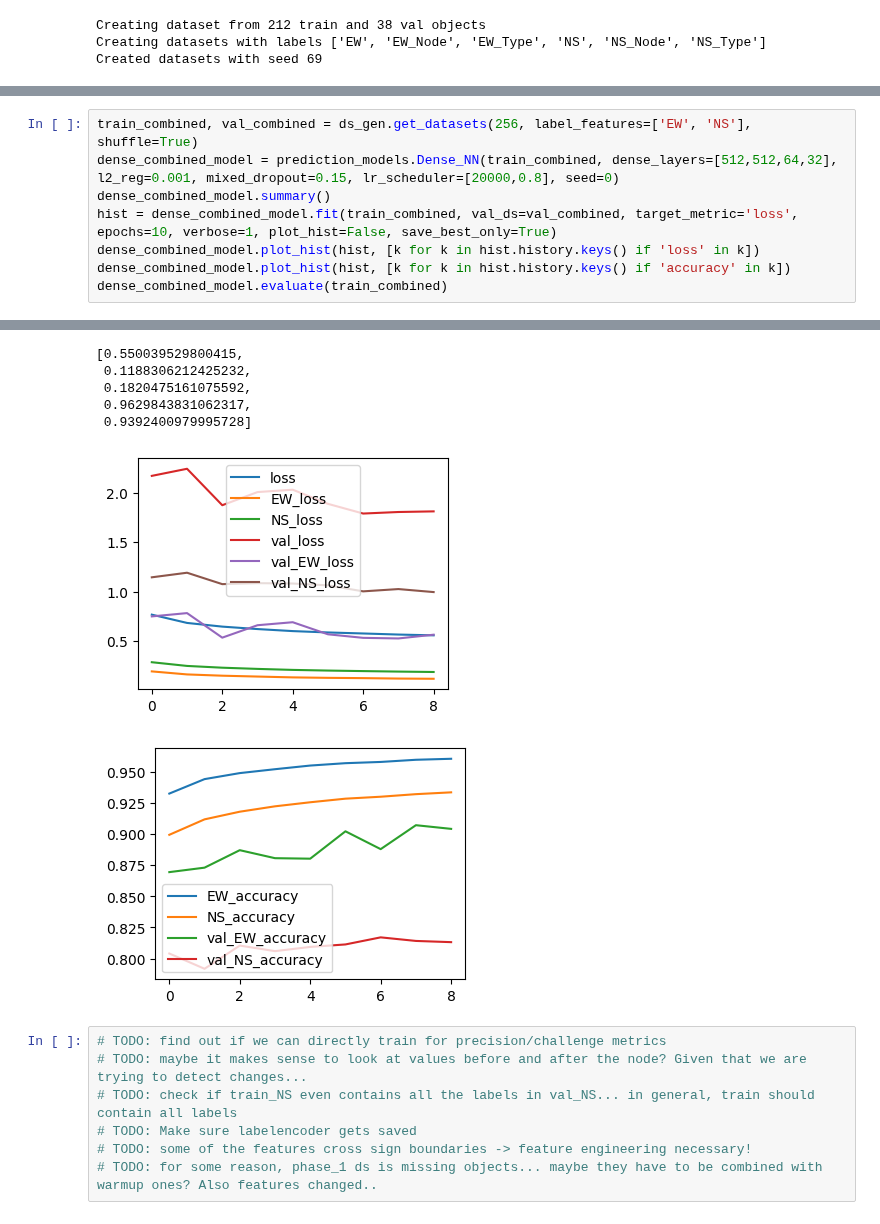
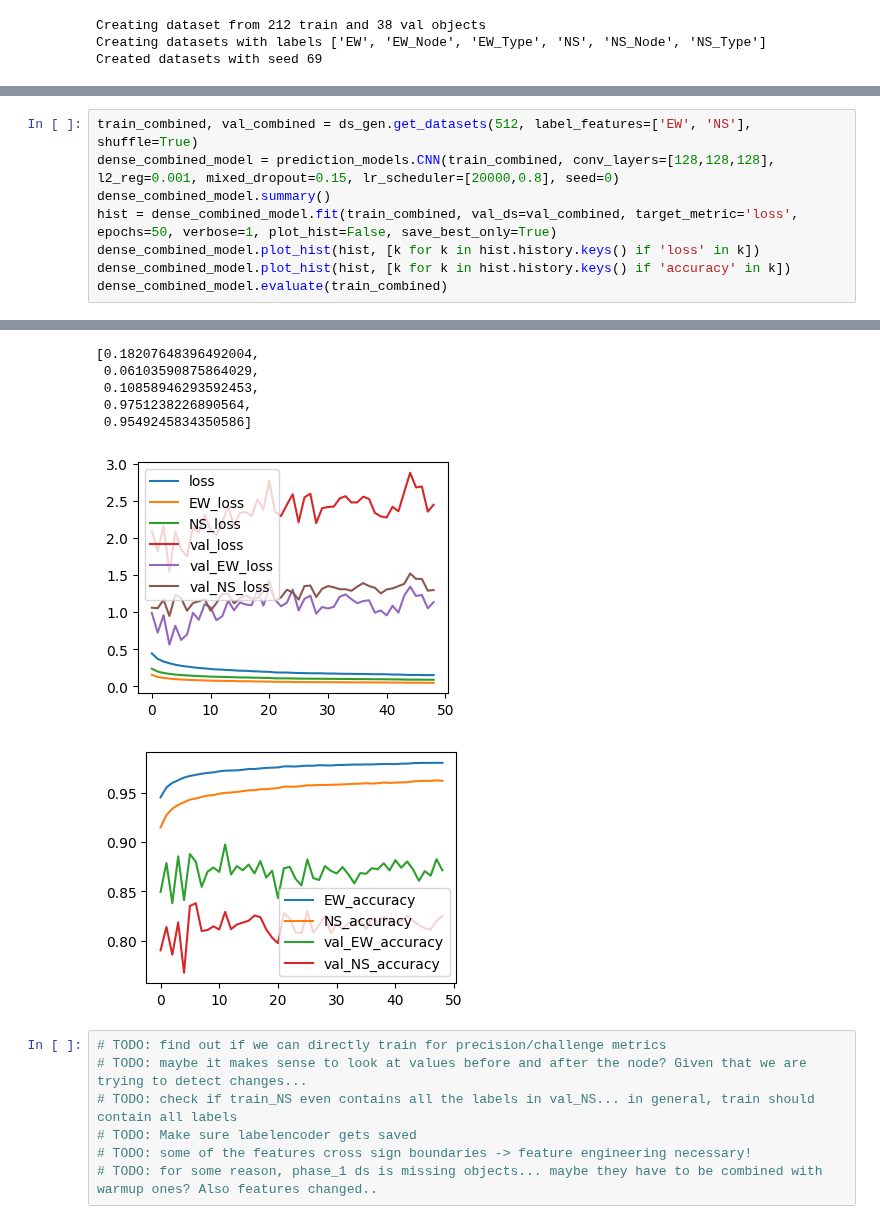
Before and after one commit to DavidBaldsiefen/splid-challenge, a Jupyter notebook: base_nb.ipynb, the cells around one changed output, grey strips where cells are left out. Drawn from its saved outputs; the diff is of its cells as text.

Commit message:
Update CNN model for multiple outputs

```diff
--- a/base_nb.ipynb
+++ b/base_nb.ipynb
@@ -89,8 +79,8 @@ KeyboardInterrupt:
 # %%
-train_combined, val_combined = ds_gen.get_datasets(256, label_features=['EW', 'NS'], shuffle=True)
-dense_combined_model = prediction_models.Dense_NN(train_combined, dense_layers=[512,512,64,32], l2_reg=0.001, mixed_dropout=0.15, lr_scheduler=[20000,0.8], seed=0)
+train_combined, val_combined = ds_gen.get_datasets(512, label_features=['EW', 'NS'], shuffle=True)
+dense_combined_model = prediction_models.CNN(train_combined, conv_layers=[128,128,128], l2_reg=0.001, mixed_dropout=0.15, lr_scheduler=[20000,0.8], seed=0)
 dense_combined_model.summary()
-hist = dense_combined_model.fit(train_combined, val_ds=val_combined, target_metric='loss', epochs=10, verbose=1, plot_hist=False, save_best_only=True)
+hist = dense_combined_model.fit(train_combined, val_ds=val_combined, target_metric='loss', epochs=50, verbose=1, plot_hist=False, save_best_only=True)
 dense_combined_model.plot_hist(hist, [k for k in hist.history.keys() if 'loss' in k])
 dense_combined_model.plot_hist(hist, [k for k in hist.history.keys() if 'accuracy' in k])
 dense_combined_model.evaluate(train_combined)
@@ -116,10 +106,10 @@ Finished training after 10 epochs.Lowest loss: 0.5596  (epoch 10)
-[0.550039529800415,
- 0.1188306212425232,
- 0.1820475161075592,
- 0.9629843831062317,
- 0.9392400979995728]
+[0.18207648396492004,
+ 0.06103590875864029,
+ 0.10858946293592453,
+ 0.9751238226890564,
+ 0.9549245834350586]
-[figure, old version]
+[figure, new version]
-[figure, old version]
+[figure, new version]
 # %%
 # TODO: find out if we can directly train for precision/challenge metrics
 # TODO: maybe it makes sense to look at values before and after the node? Given that we are trying to detect changes...
```
Also changed, not shown: parts of 4 cells of this notebook, 2 other files.
